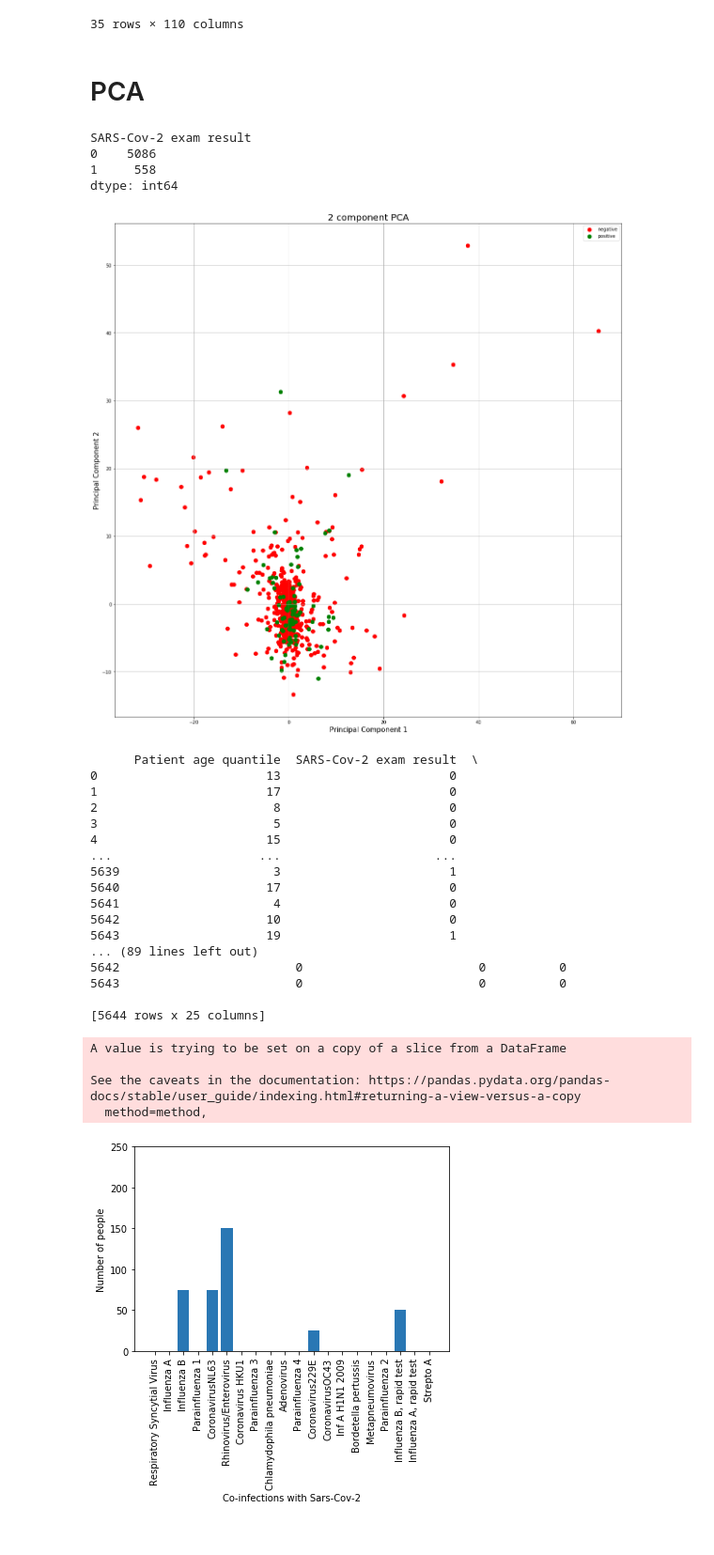
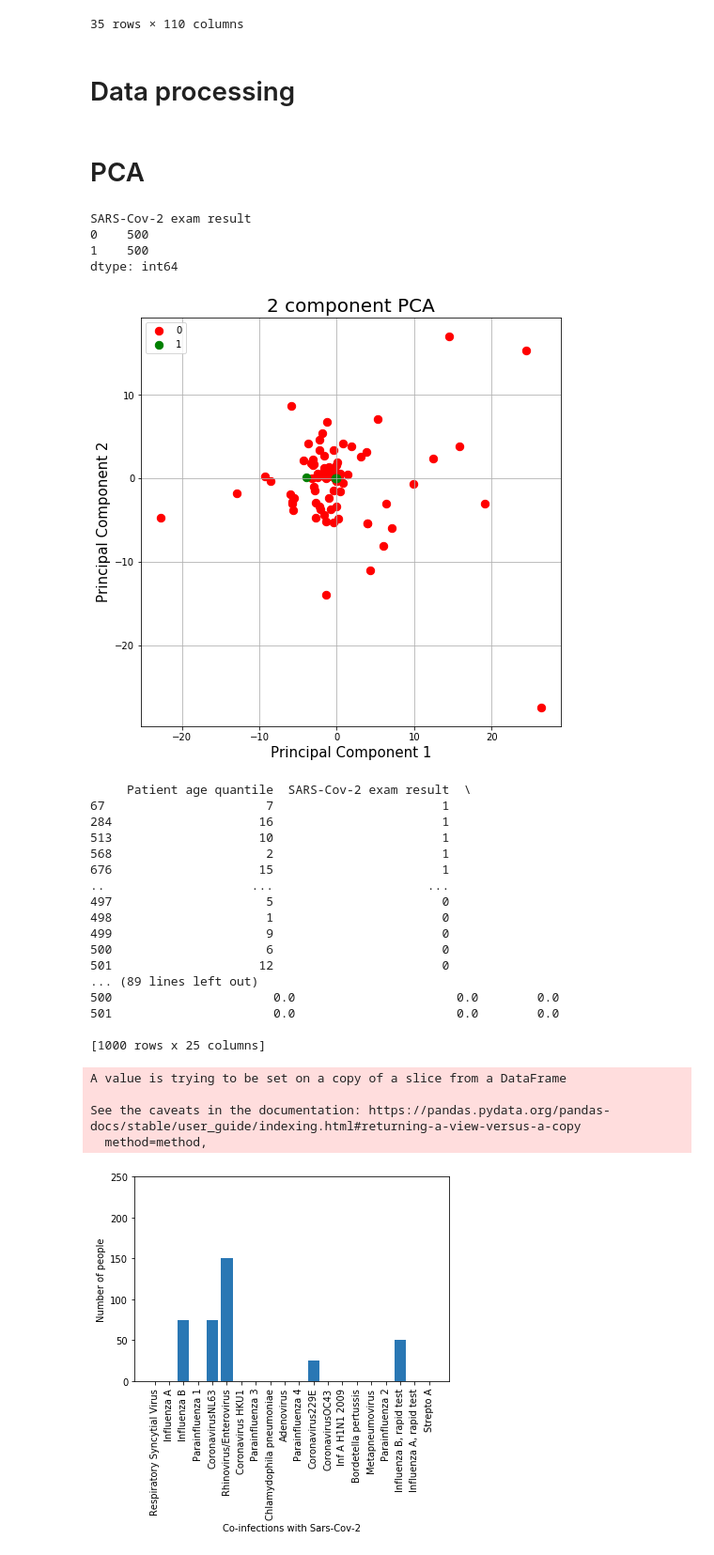
Before and after one commit to mauricioac/learning-algorithms, a Jupyter notebook: coco/index.ipynb, the cells around one changed output. Shown at 94% size. Saved outputs shown, nothing was run; the diff lists cells and outputs as text; code cells hidden in the pictures.

```diff
--- a/coco/index.ipynb
+++ b/coco/index.ipynb
@@ -407,3 +407,5 @@ pd.read_sql_query("SELECT * FROM treatments t NATURAL JOIN positive_cases AS e W
 | 33 | 32f55e529808065 | 1 | 0 | 0 | positive | 1.15205836296082 | 0.604219555854797 | -0.529974818229675 | ... |
 | 34 | f1c30ed80e63858 | 1 | 0 | 0 | positive | 1.106281042099 | 1.04281187057495 | -0.253615021705627 | ... |
 35 rows × 110 columns
+# %% [markdown]
+# Data processing
@@ -410,3 +439,12 @@ pd.read_sql_query("SELECT * FROM treatments t NATURAL JOIN positive_cases AS e W
+# %%
+# print(database.groupby('SARS-Cov-2 exam result').size())
+training_database = pd.concat([database[database["SARS-Cov-2 exam result"] == 1].head(500), database[database["SARS-Cov-2 exam result"] == 0].head(500)])
+positive_count = training_database.shape[0]
+testing_size = positive_count - 500
+
+testing_database = pd.concat([database[database["SARS-Cov-2 exam result"] == 1].tail(testing_size), database[database["SARS-Cov-2 exam result"] == 0].tail(testing_size)])
+
+# print(testing_database)
 # %% [markdown]
 # PCA
 # %%
@@ -415,33 +453,9 @@ from sklearn.impute import SimpleImputer
 np.random.seed(5)
 
 centers = [[1, 1], [-1, -1], [1, -1]]
-db = pd.read_csv('data/dataset.csv')
+db = training_database
 df = db
 
-db = db.replace('not_detected', 0)
-db = db.replace('detected', 1)
-db = db.replace('negative', 0)
-db = db.replace('positive', 1)
-db = db.replace('not_done', 0)
-db = db.replace('done', 1)
-db = db.replace('absent',0)
-db = db.replace('clear', 0)
-db = db.replace('altered_coloring', 1)
-db = db.replace('normal', 0)
-db = db.replace('cloudy', 1)
-db = db.replace('lightly_cloudy', 0.5)
-db = db.replace('Não Realizado', 0)
-db = db.replace('present', 1)
-db = db.replace('<1000', 0)
-db = db.replace('Ausentes', 0)
-db = db.replace('Urato Amorfo --+', 0.5)
-db = db.replace('Urato Amorfo +++', 1)
-db = db.replace('Oxalato de Cálcio +++', 1)
-db = db.replace('Oxalato de Cálcio -++', 0.5)
-db = db.replace('light_yellow', 0.5)
-db = db.replace('yellow', 0.7)
-db = db.replace('orange', 1)
-db = db.replace('citrus_yellow', 0.8)
 
 # print(db.where(db=='not_detected'))
 
@@ -462,8 +476,8 @@ X = imp.fit_transform(samples.values)
 print(db.groupby('SARS-Cov-2 exam result').size())
 # %% [output]
 SARS-Cov-2 exam result
-0    5086
-1     558
+0    500
+1    500
 dtype: int64
 # %%
 from sklearn.decomposition import PCA
@@ -471,36 +485,36 @@ from sklearn.preprocessing import StandardScaler
 
 X = StandardScaler().fit_transform(X)
 
 pca = PCA(n_components=2)
 principalComponents = pca.fit_transform(X)
 
 principalDf = pd.DataFrame(data = principalComponents
              , columns = ['principal component 1', 'principal component 2'])
 
 finalDf = pd.concat([principalDf, df[['SARS-Cov-2 exam result']]], axis = 1)
 
 # print(finalDf)
-fig = plt.figure(figsize = (20,20))
+fig = plt.figure(figsize = (8,8))
 ax = fig.add_subplot(1,1,1)
 
 ax.set_xlabel('Principal Component 1', fontsize = 15)
 ax.set_ylabel('Principal Component 2', fontsize = 15)
 ax.set_title('2 component PCA', fontsize = 20)
 
-targets = ['negative', 'positive']
+targets = [0, 1]
 colors = ['r', 'g']
 
 for target, color in zip(targets,colors):
     indicesToKeep = finalDf['SARS-Cov-2 exam result'] == target
 #     print(finalDf.loc[indicesToKeep, 'principal component 1'])
     ax.scatter(finalDf.loc[indicesToKeep, 'principal component 1']
                , finalDf.loc[indicesToKeep, 'principal component 2']
                , c = color
                , s = 70)
 ax.legend(targets)
 ax.grid()
 # %% [output]
-[figure, old version]
+[figure, new version]
 # %%
 categories = {
   "infections": [
@@ -643,30 +657,30 @@ categories = {
   ]
 }
 # %%
-dataset = pd.read_csv('data/dataset.csv')
+dataset = training_database
 db_infections = dataset[categories["infections"]]
 db_infections.replace([np.nan, 'NaN', "negative", "not_detected"], 0, inplace=True)
 db_infections.replace(["positive", "detected"], 1, inplace=True)
 
 print(db_infections)
 # %% [output]
-      Patient age quantile  SARS-Cov-2 exam result  \
-0                       13                       0
-1                       17                       0
-2                        8                       0
-3                        5                       0
-4                       15                       0
-...                    ...                     ...
-5639                     3                       1
-5640                    17                       0
-5641                     4                       0
-5642                    10                       0
-5643                    19                       1
+     Patient age quantile  SARS-Cov-2 exam result  \
+67                      7                       1
+284                    16                       1
+513                    10                       1
+568                     2                       1
+676                    15                       1
+..                    ...                     ...
+497                     5                       0
+498                     1                       0
+499                     9                       0
+500                     6                       0
+501                    12                       0
 ... (89 lines left out)
-5642                        0                        0          0
-5643                        0                        0          0
+500                      0.0                      0.0        0.0
+501                      0.0                      0.0        0.0
 
-[5644 rows x 25 columns]
+[1000 rows x 25 columns]
 A value is trying to be set on a copy of a slice from a DataFrame
 
 See the caveats in the documentation: https://pandas.pydata.org/pandas-docs/stable/user_guide/indexing.html#returning-a-view-versus-a-copy
```
Also changed, not shown: parts of 12 cells of this notebook.
